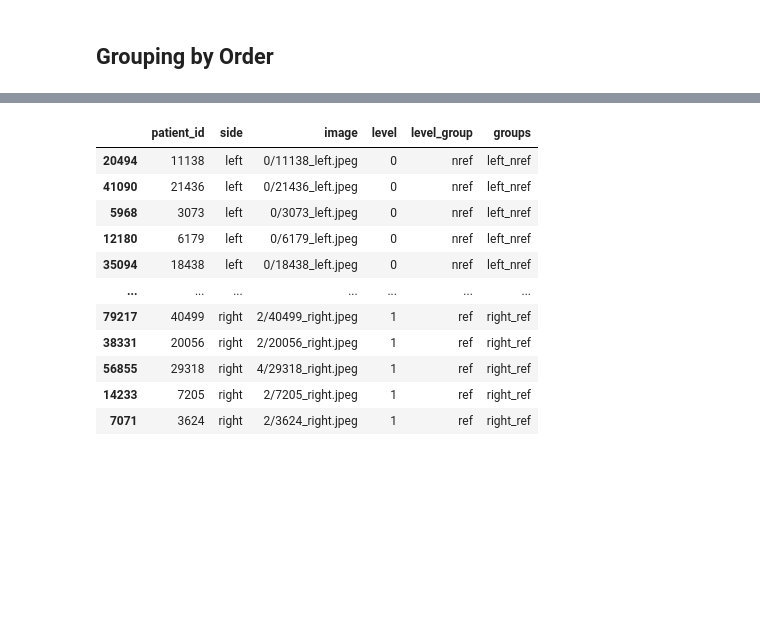
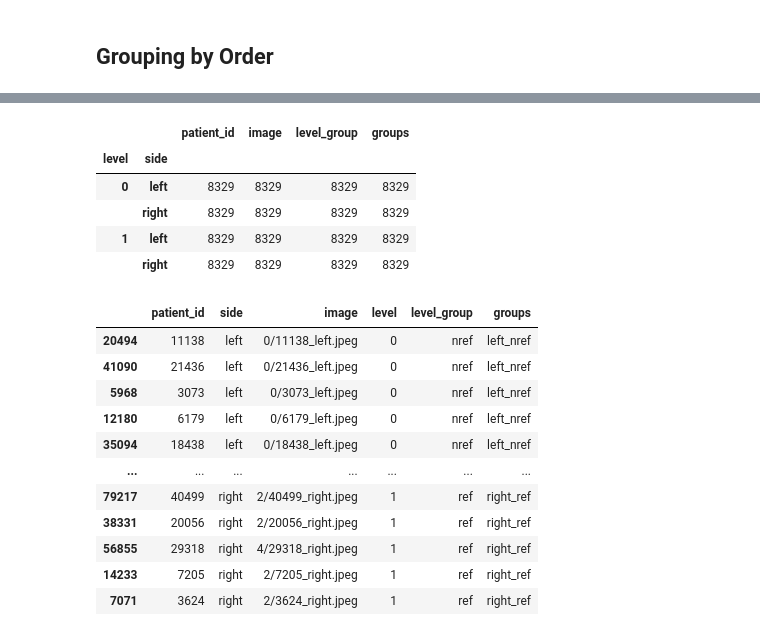
Before and after one commit to Daniel-Arayala/vit-spurious-robustness, a Jupyter notebook: notebooks/Binarization.ipynb, the cells around one changed output, grey strips where cells are left out. Saved outputs shown, nothing was run; the diff lists cells and outputs as text; code cells hidden in the pictures; blank space fills up the shorter version.

```diff
--- a/notebooks/Binarization.ipynb
+++ b/notebooks/Binarization.ipynb
@@ -112,6 +118,15 @@ else:
 df_img_info_binary_balanced = df_img_info.groupby(['level', 'side']) \
                                          .sample(num_samples_side,
                                                  replace=False, random_state=100)
+# %%
+df_img_info_binary_balanced.groupby(['level', 'side']).count()
+# %% [output]
+|  |  | patient_id | image | level_group | groups |
+| level | side |  |  |  |  |
+| 0 | left | 8329 | 8329 | 8329 | 8329 |
+|  | right | 8329 | 8329 | 8329 | 8329 |
+| 1 | left | 8329 | 8329 | 8329 | 8329 |
+|  | right | 8329 | 8329 | 8329 | 8329 |
 # %%
 df_img_info_binary_balanced
 # %% [output]
```
Also changed, not shown: parts of 9 cells of this notebook, 2 other files.
